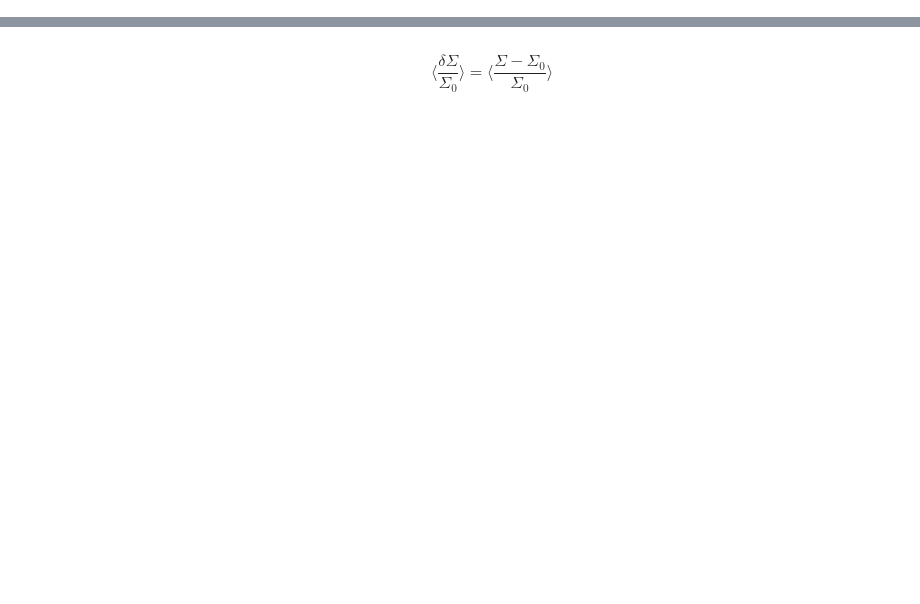
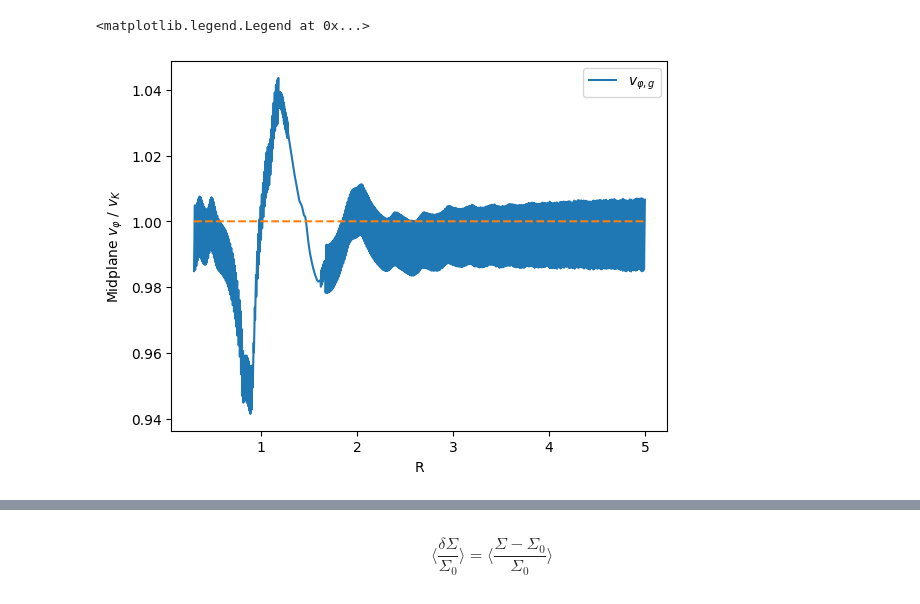
Before and after one commit to SudatKhan/dust_dynamics, a Jupyter notebook: gas_test_analysis.ipynb, the cells around one changed output, grey strips where cells are left out. Cells and saved outputs as stored; diff of their text form; code cells hidden in the pictures; blank space fills up the shorter version.

```diff
--- a/gas_test_analysis.ipynb
+++ b/gas_test_analysis.ipynb
@@ -42,0 +202,13 @@ np.float32(1500.001)
+# %%
+PHI_C, THETA_C, R_C= np.meshgrid(phi_c, theta_c, r_c, indexing='ij')
+
+plt.plot(r_c, ((v_phi+(R_C*1.000477))[1118, 64,:])/(np.sqrt(1.0/r_c)), label = r'$v_{\varphi, g}$')
+#plt.plot(r_c, ((v_phi_dust +(R_C*1.000477))[1118, 64,:]) / (np.sqrt(1.0/r_c)), color = 'red', label = r'$v_{\varphi, d}$', linestyle='dashed')
+plt.plot(r_c, np.cbrt(1.0/r_c)/np.cbrt(1.0/r_c), linestyle='dashed')
+
+plt.xlabel(r'R')
+plt.ylabel(r'Midplane $v_{\varphi}$ / $v_K$')
+plt.legend()
+# %% [output]
+<matplotlib.legend.Legend at 0x...>
+[figure, added]
```
Also changed, not shown: parts of 96 cells of this notebook, 3 other files.
